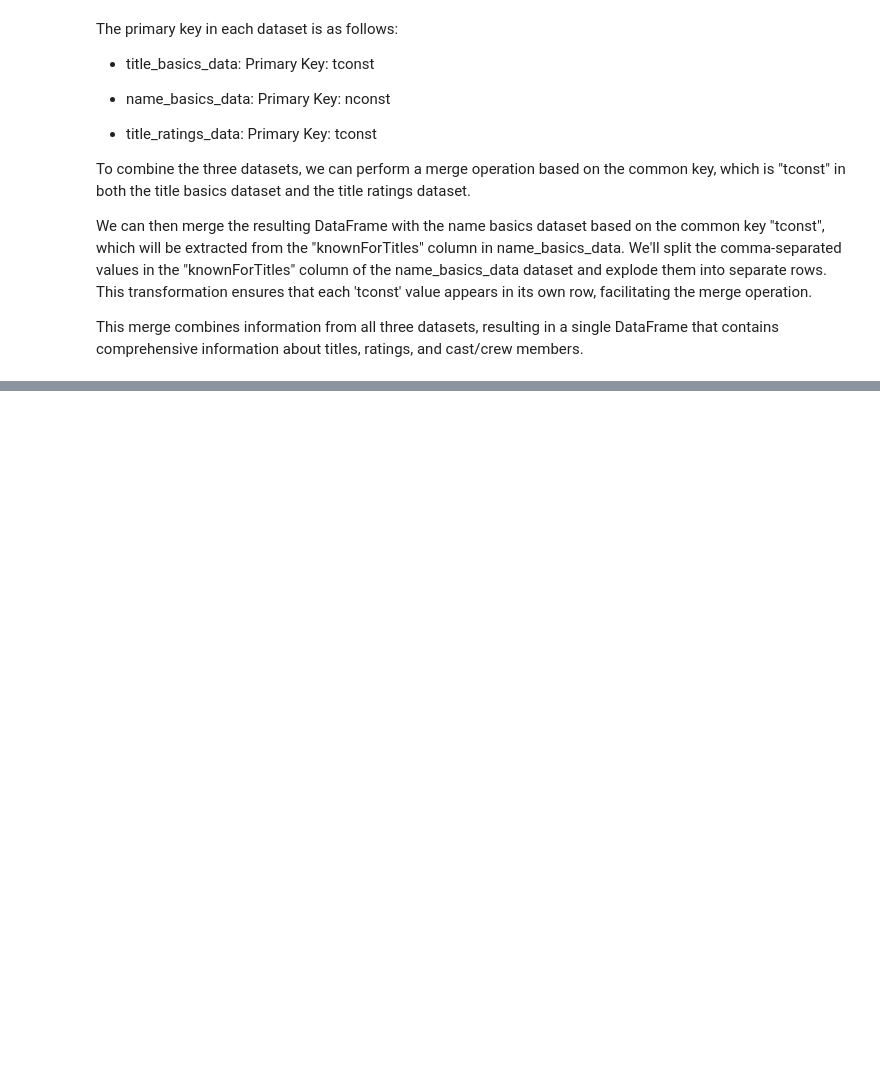
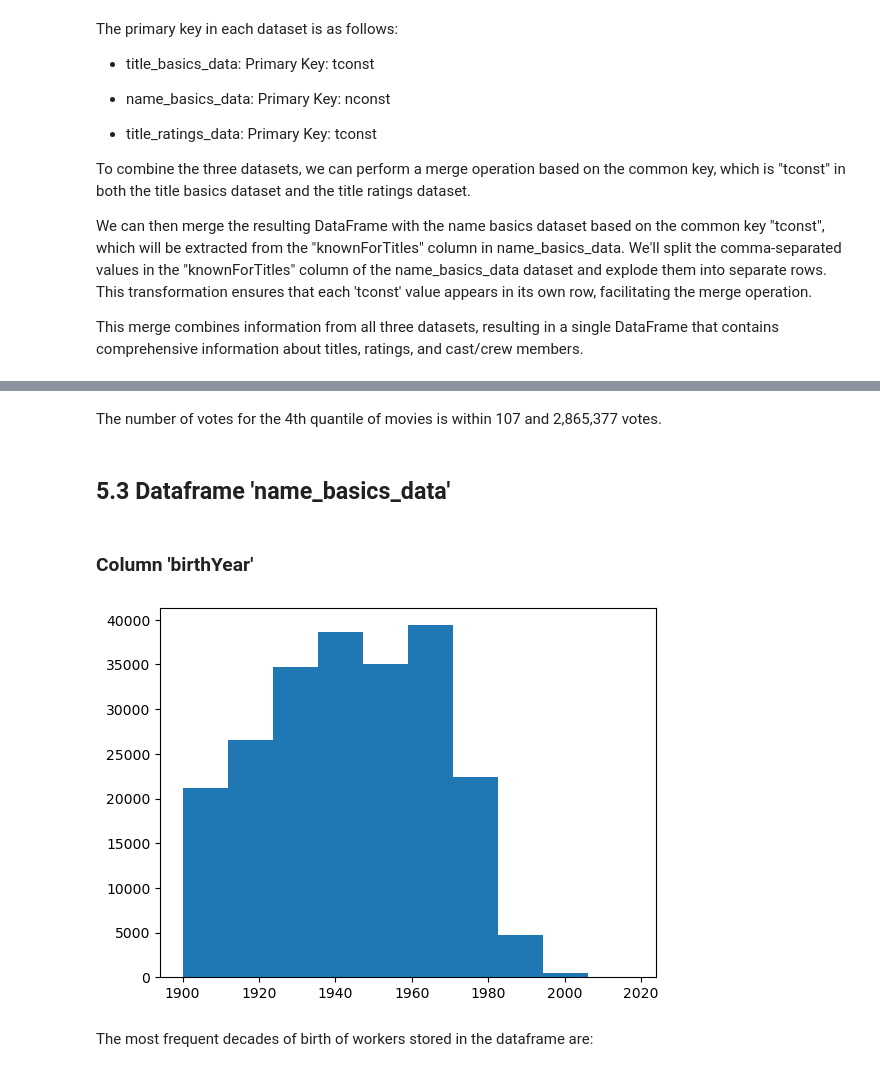
Before and after one commit to thaong1412/IMDB_Project, a Jupyter notebook: CPSC_4800_IMDB_Project.ipynb, the cells around one changed output, grey strips where cells are left out. Drawn from its saved outputs; the diff is of its cells as text; code cells hidden in the pictures; blank space fills up the shorter version.

```diff
--- a/CPSC_4800_IMDB_Project.ipynb
+++ b/CPSC_4800_IMDB_Project.ipynb
@@ -187,0 +282,14 @@ This merge combines information from all three datasets, resulting in a single D
+# %% [markdown]
+The number of votes for the 4th quantile of movies is within 107 and 2,865,377 votes.
+# %% [markdown]
+## 5.3 Dataframe 'name_basics_data'
+# %% [markdown]
+### Column 'birthYear'
+# %%
+birthyear=  pd.to_numeric(imdb_data['name_basics_data']['birthYear'], errors='coerce').dropna()
+plt.hist(birthyear[birthyear>=1900])
+plt.show()
+# %% [output]
+[figure, added]
+# %% [markdown]
+The most frequent decades of birth of workers stored in the dataframe are:
```
Also changed, not shown: parts of 39 cells of this notebook.
